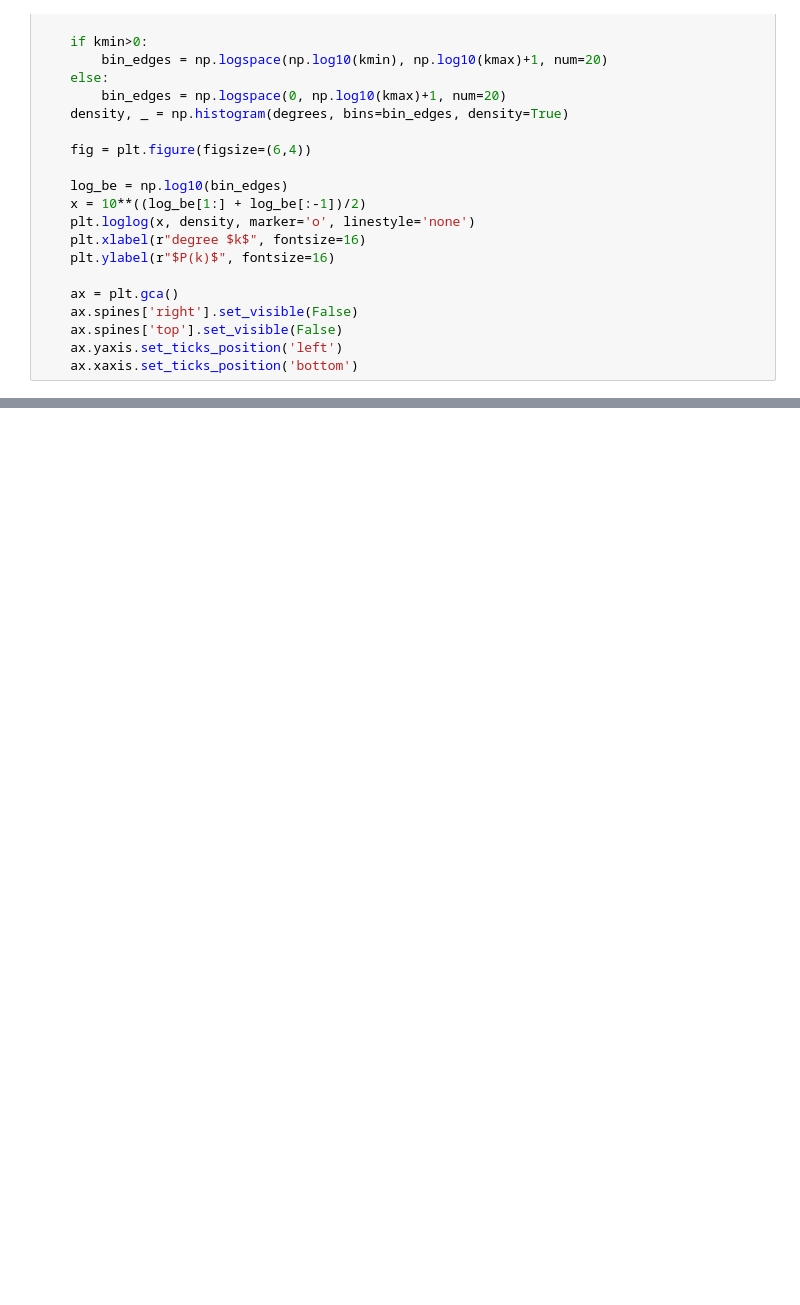
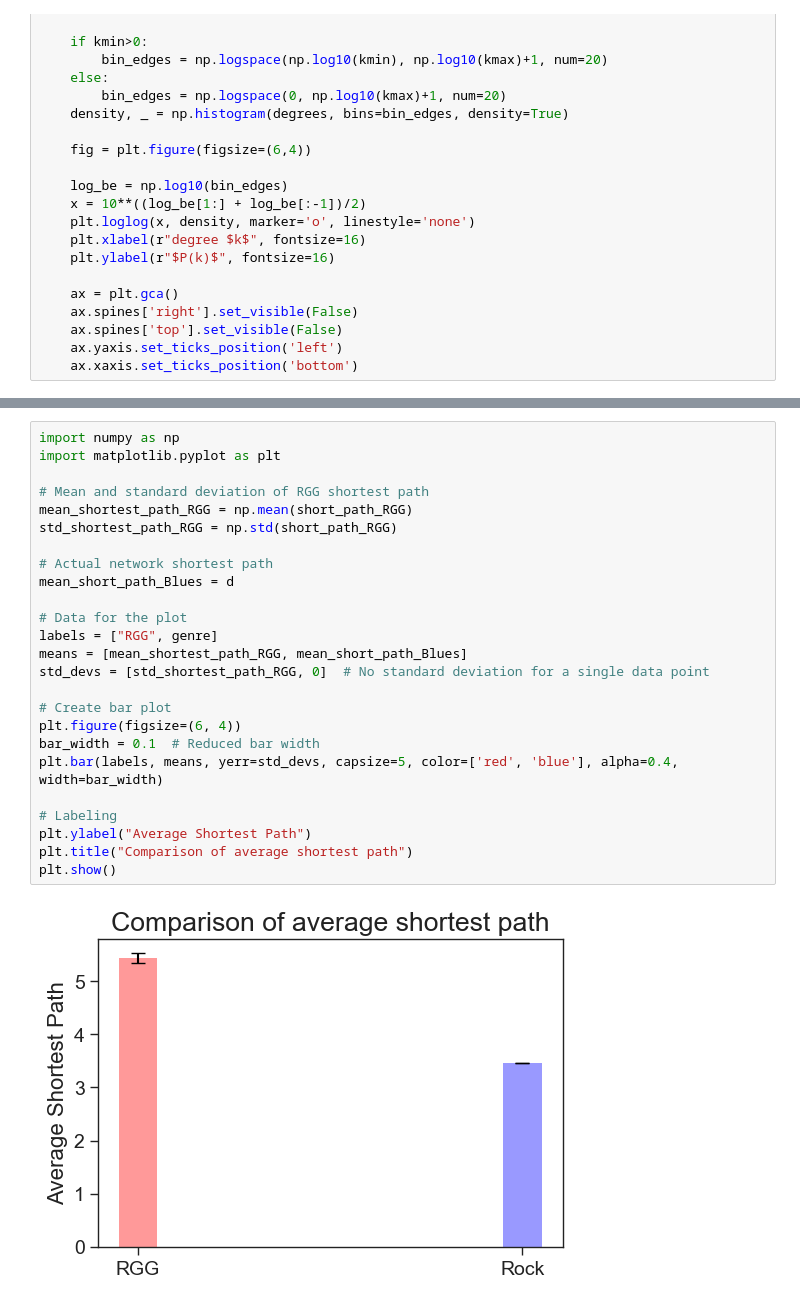
Before and after one commit to Ekkiddle/572NetworkProject, a Jupyter notebook: RGG-null-model/RGG_null_model.ipynb, the cells around one changed output, grey strips where cells are left out. Cells and saved outputs as stored; diff of their text form; blank space fills up the shorter version.

```diff
--- a/RGG-null-model/RGG_null_model.ipynb
+++ b/RGG-null-model/RGG_null_model.ipynb
@@ -164,0 +202,27 @@ plt.show()
+# %%
+import numpy as np
+import matplotlib.pyplot as plt
+
+# Mean and standard deviation of RGG shortest path
+mean_shortest_path_RGG = np.mean(short_path_RGG)
+std_shortest_path_RGG = np.std(short_path_RGG)
+
+# Actual network shortest path
+mean_short_path_Blues = d
+
+# Data for the plot
+labels = ["RGG", genre]
+means = [mean_shortest_path_RGG, mean_short_path_Blues]
+std_devs = [std_shortest_path_RGG, 0]  # No standard deviation for a single data point
+
+# Create bar plot
+plt.figure(figsize=(6, 4))
+bar_width = 0.1  # Reduced bar width
+plt.bar(labels, means, yerr=std_devs, capsize=5, color=['red', 'blue'], alpha=0.4, width=bar_width)
+
+# Labeling
+plt.ylabel("Average Shortest Path")
+plt.title("Comparison of average shortest path")
+plt.show()
+# %% [output]
+[figure, added]
```
Also changed, not shown: parts of 8 cells of this notebook, 1 other file.
